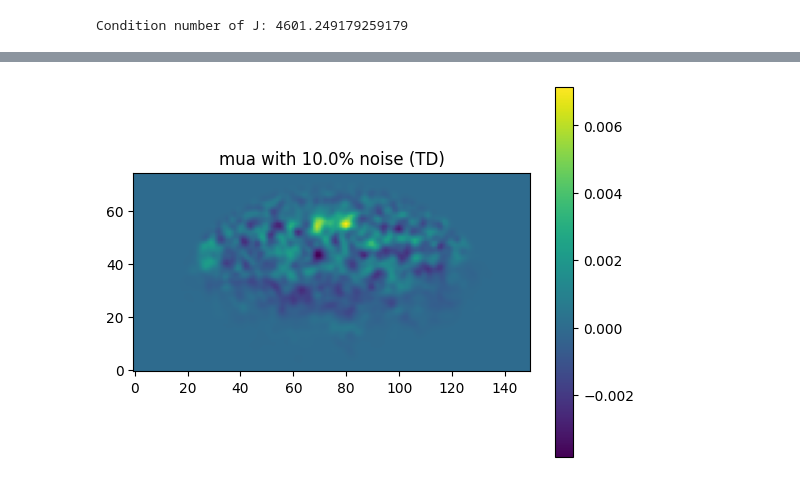
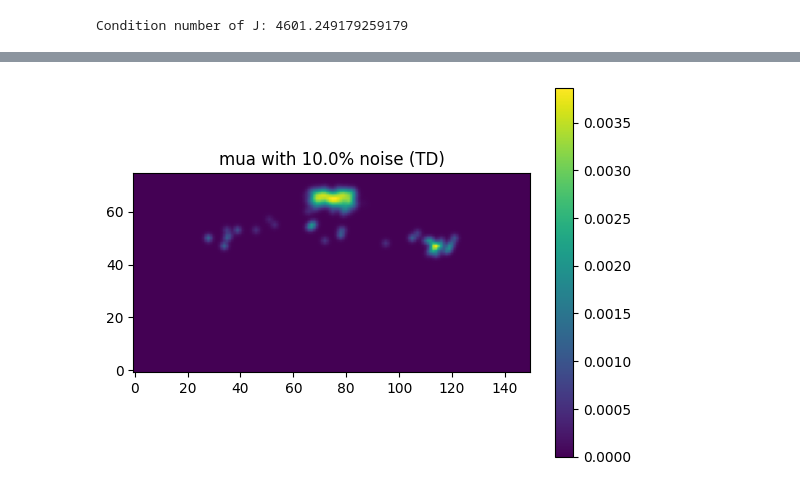
Before and after one commit to neural-imagery/tomography-experiments, a Jupyter notebook: 3d/main.ipynb, the cells around one changed output, grey strips where cells are left out. Drawn from its saved outputs; the diff is of its cells as text; code cells hidden in the pictures.

Commit message:
more plots

```diff
--- a/3d/main.ipynb
+++ b/3d/main.ipynb
@@ -26,7 +26,7 @@ medium_true.plot_mua(sensors)
 # %%
 from solver import Solver, jacobian
 
-solver = Solver(medium_bg, sensors, tstart=0, tend=1e-8, tstep=5e-10)
+solver = Solver(medium_bg, sensors, tstart=0, tend=5e-10, tstep=5e-10)
 # %%
 nx, ny, nz = medium_bg.nx, medium_bg.ny, medium_bg.nz
 ndet, nsrc = sensors.ndet, sensors.nsrc
@@ -139,18 +135,25 @@ Condition number of J: 4601.249179259179
 # %%
 # add noise
 noise_level = 0.1 # percent of mean for each channel
-noise = np.random.normal(0, noise_level**2 * np.sqrt(np.abs(data_true)), data_true.shape)
+noise = np.random.normal(0, noise_level * np.sqrt(np.abs(data_true)), data_true.shape)
 data_true_noisy = data_true + noise
 # %%
-data_bg_cw = np.expand_dims(data_bg.sum(axis=0), axis=0)
-data_true_cw = np.expand_dims(data_true_noisy.sum(axis=0), axis=0)
-J_cw = np.expand_dims(J.sum(axis=3), axis=3)
+mode = 'TD'
+
+if mode == 'CW':
+    data_bg_ = np.expand_dims(data_bg.sum(axis=0), axis=0)
+    data_true_noisy_ = np.expand_dims(data_true_noisy.sum(axis=0), axis=0)
+    J_ = np.expand_dims(J.sum(axis=3), axis=3)
+elif mode == 'TD':
+    data_bg_ = data_bg
+    data_true_noisy_ = data_true_noisy
+    J_ = J
 # %%
-from solver import invert, compute_dphi
+from solver import invert, compute_dphi, least_squares
 
 # normalize true data
-dphi_fd = compute_dphi(data_bg, data_true_noisy)
-dmua = invert(dphi_fd, J, regularization='ridge', alpha=1)
+dphi = compute_dphi(data_bg_, data_true_noisy_)
+dmua, errors = least_squares(J_, dphi, learning_rate=1e-5, lambda_tv=0, lambda_l2=0, lambda_l1=1  , max_iter=1000)
 
 mua_bg = medium_bg.get_mua()
 mua_new = mua_bg + dmua
@@ -159,16 +170,16 @@ Inversion error: 1.62e-02
 # %%
 # blur the result
 from scipy.ndimage import gaussian_filter
-dmua2 = gaussian_filter(dmua, sigma=1) #+ mua_bg
+dmua2 = gaussian_filter(dmua, sigma=1) # + mua_bg
 
 plt.imshow(dmua2[nz//2,...])
 plt.colorbar()
 # set the min/max in the colorbar to plus/minus 0.01
 # plt.clim(0, 0.04)
 # plt.clim(-0.01, 0.01)
 # flip y axis
 plt.gca().invert_yaxis()
-plt.title(f"mua with {noise_level*100}% noise (TD)")
+plt.title(f"mua with {noise_level*100}% noise ({mode})")
 plt.show()
 # %% [output]
-[figure, old version]
+[figure, new version]
```
Also changed, not shown: parts of 7 cells of this notebook.
